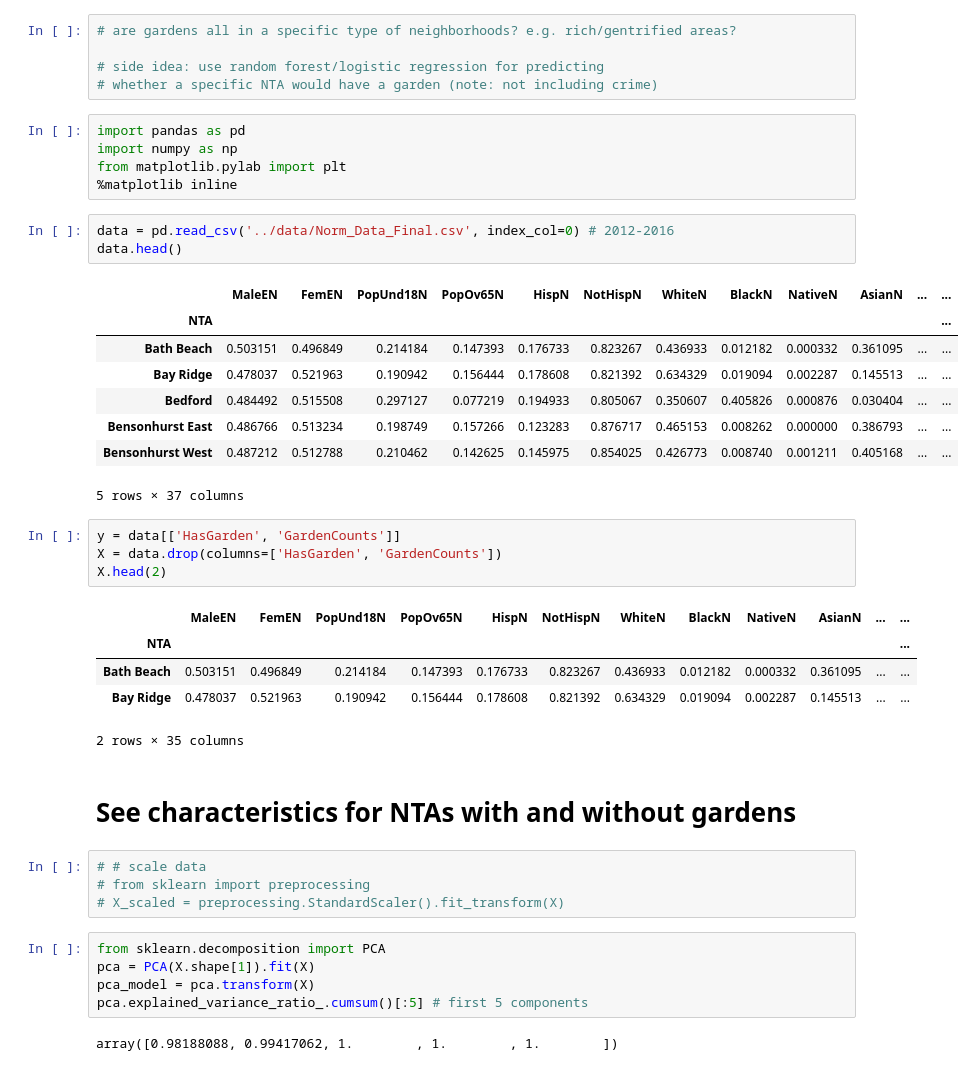
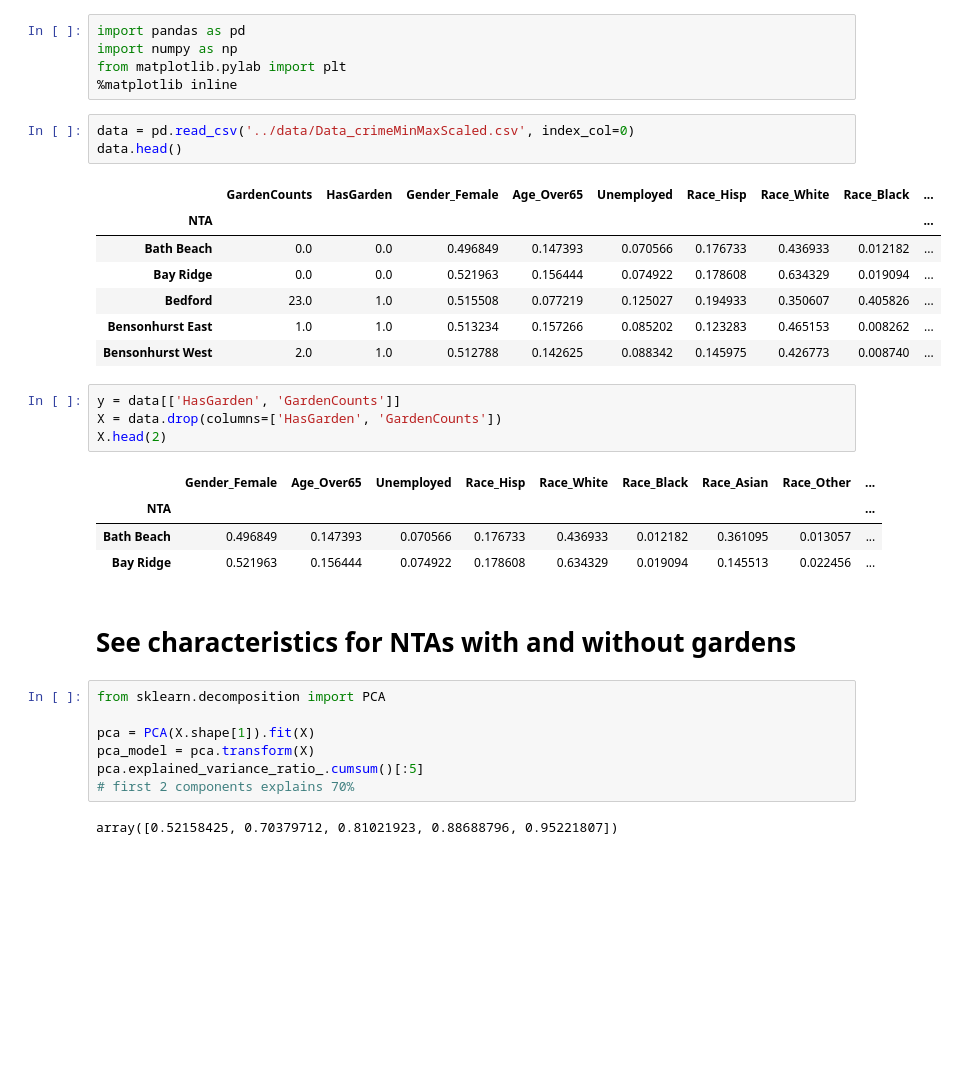
Before and after one commit to leonaisabelle/CUSP-ADS-Project, a Jupyter notebook: modelling_notebooks/PCA.ipynb, the cells around one changed output. Cells and saved outputs as stored; diff of their text form; blank space fills up the shorter version.

```diff
--- a/modelling_notebooks/PCA.ipynb
+++ b/modelling_notebooks/PCA.ipynb
@@ -1,45 +1,36 @@
-# %%
-# are gardens all in a specific type of neighborhoods? e.g. rich/gentrified areas?
-
-# side idea: use random forest/logistic regression for predicting
-# whether a specific NTA would have a garden (note: not including crime)
 # %%
 import pandas as pd
 import numpy as np
 from matplotlib.pylab import plt
 %matplotlib inline
 # %%
-data = pd.read_csv('../data/Norm_Data_Final.csv', index_col=0) # 2012-2016
+data = pd.read_csv('../data/Data_crimeMinMaxScaled.csv', index_col=0)
 data.head()
 # %% [output]
-|  | MaleEN | FemEN | PopUnd18N | PopOv65N | HispN | NotHispN | WhiteN | BlackN | NativeN | AsianN | ... | ... |
-| NTA |  |  |  |  |  |  |  |  |  |  |  | ... |
-| Bath Beach | 0.503151 | 0.496849 | 0.214184 | 0.147393 | 0.176733 | 0.823267 | 0.436933 | 0.012182 | 0.000332 | 0.361095 | ... | ... |
-| Bay Ridge | 0.478037 | 0.521963 | 0.190942 | 0.156444 | 0.178608 | 0.821392 | 0.634329 | 0.019094 | 0.002287 | 0.145513 | ... | ... |
-| Bedford | 0.484492 | 0.515508 | 0.297127 | 0.077219 | 0.194933 | 0.805067 | 0.350607 | 0.405826 | 0.000876 | 0.030404 | ... | ... |
-| Bensonhurst East | 0.486766 | 0.513234 | 0.198749 | 0.157266 | 0.123283 | 0.876717 | 0.465153 | 0.008262 | 0.000000 | 0.386793 | ... | ... |
-| Bensonhurst West | 0.487212 | 0.512788 | 0.210462 | 0.142625 | 0.145975 | 0.854025 | 0.426773 | 0.008740 | 0.001211 | 0.405168 | ... | ... |
+|  | GardenCounts | HasGarden | Gender_Female | Age_Over65 | Unemployed | Race_Hisp | Race_White | Race_Black | ... |
+| NTA |  |  |  |  |  |  |  |  | ... |
+| Bath Beach | 0.0 | 0.0 | 0.496849 | 0.147393 | 0.070566 | 0.176733 | 0.436933 | 0.012182 | ... |
+| Bay Ridge | 0.0 | 0.0 | 0.521963 | 0.156444 | 0.074922 | 0.178608 | 0.634329 | 0.019094 | ... |
+| Bedford | 23.0 | 1.0 | 0.515508 | 0.077219 | 0.125027 | 0.194933 | 0.350607 | 0.405826 | ... |
+| Bensonhurst East | 1.0 | 1.0 | 0.513234 | 0.157266 | 0.085202 | 0.123283 | 0.465153 | 0.008262 | ... |
+| Bensonhurst West | 2.0 | 1.0 | 0.512788 | 0.142625 | 0.088342 | 0.145975 | 0.426773 | 0.008740 | ... |
-5 rows × 37 columns
 # %%
 y = data[['HasGarden', 'GardenCounts']]
 X = data.drop(columns=['HasGarden', 'GardenCounts'])
 X.head(2)
 # %% [output]
-|  | MaleEN | FemEN | PopUnd18N | PopOv65N | HispN | NotHispN | WhiteN | BlackN | NativeN | AsianN | ... | ... |
-| NTA |  |  |  |  |  |  |  |  |  |  |  | ... |
-| Bath Beach | 0.503151 | 0.496849 | 0.214184 | 0.147393 | 0.176733 | 0.823267 | 0.436933 | 0.012182 | 0.000332 | 0.361095 | ... | ... |
-| Bay Ridge | 0.478037 | 0.521963 | 0.190942 | 0.156444 | 0.178608 | 0.821392 | 0.634329 | 0.019094 | 0.002287 | 0.145513 | ... | ... |
+|  | Gender_Female | Age_Over65 | Unemployed | Race_Hisp | Race_White | Race_Black | Race_Asian | Race_Other | ... |
+| NTA |  |  |  |  |  |  |  |  | ... |
+| Bath Beach | 0.496849 | 0.147393 | 0.070566 | 0.176733 | 0.436933 | 0.012182 | 0.361095 | 0.013057 | ... |
+| Bay Ridge | 0.521963 | 0.156444 | 0.074922 | 0.178608 | 0.634329 | 0.019094 | 0.145513 | 0.022456 | ... |
-2 rows × 35 columns
 # %% [markdown]
 # See characteristics for NTAs with and without gardens
-# %%
-# # scale data
-# from sklearn import preprocessing
-# X_scaled = preprocessing.StandardScaler().fit_transform(X)
 # %%
 from sklearn.decomposition import PCA
+
 pca = PCA(X.shape[1]).fit(X)
 pca_model = pca.transform(X)
-pca.explained_variance_ratio_.cumsum()[:5] # first 5 components
+pca.explained_variance_ratio_.cumsum()[:5]
+# first 2 components explains 70%
 # %% [output]
-array([0.98188088, 0.99417062, 1.        , 1.        , 1.        ])
+array([0.52158425, 0.70379712, 0.81021923, 0.88688796, 0.95221807])
```
Also changed, not shown: parts of 4 cells of this notebook.
